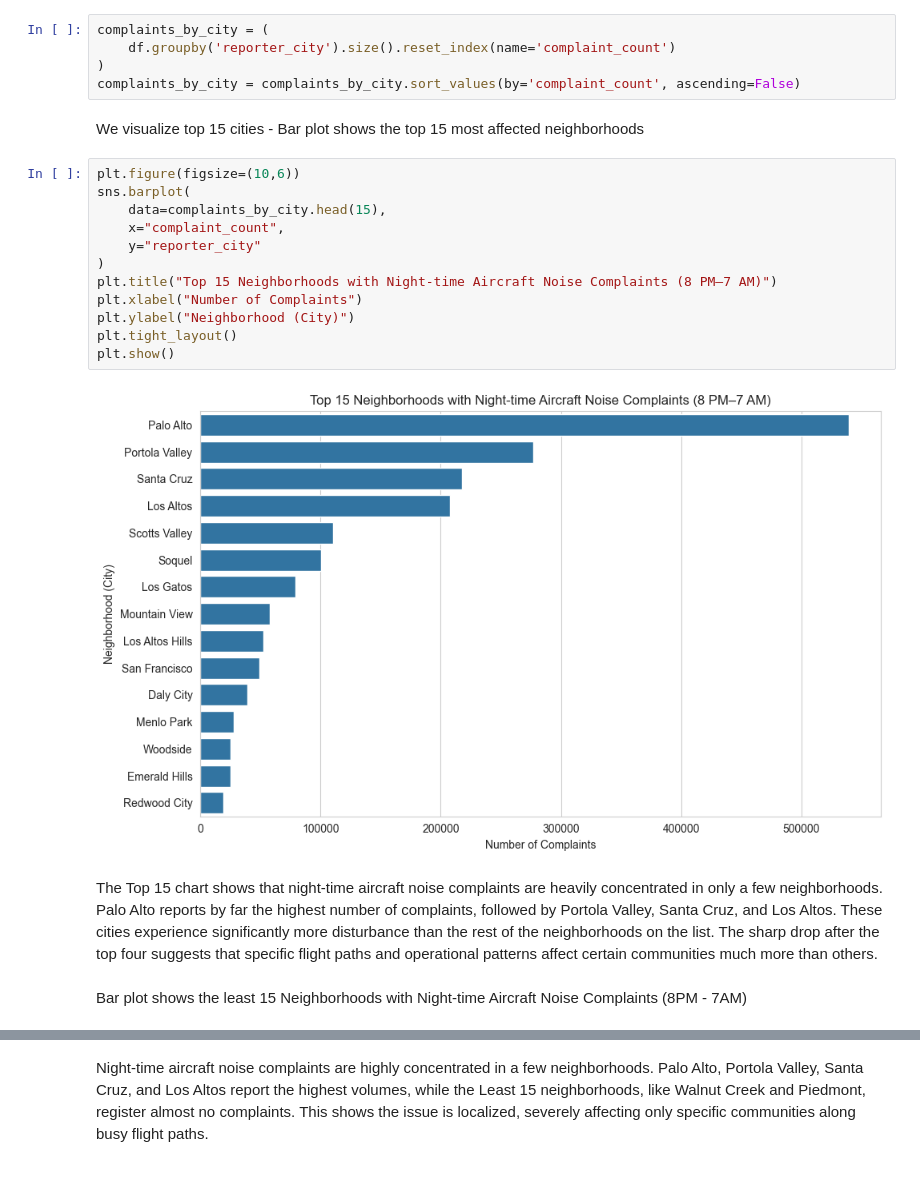
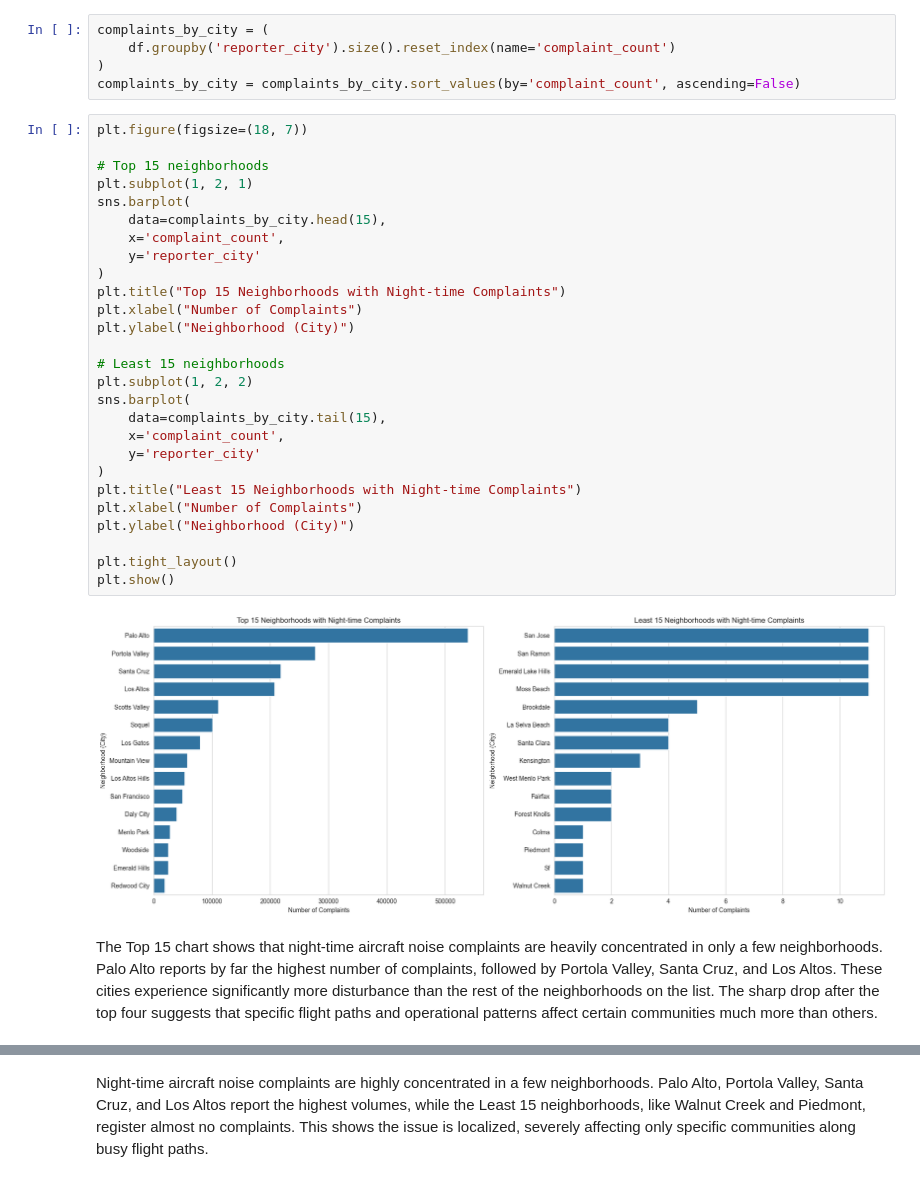
Before and after one commit to porhay007/SFO-Aircraft-Noise-Analysis---Group-Project-Data-5100, a Jupyter notebook: Code/SFO_Aircraf_Noise_Complaint.ipynb, the cells around one changed output, grey strips where cells are left out. Cells and saved outputs as stored; diff of their text form.

```diff
--- a/Code/SFO_Aircraf_Noise_Complaint.ipynb
+++ b/Code/SFO_Aircraf_Noise_Complaint.ipynb
@@ -229,23 +229,34 @@ complaints_by_city = (
     df.groupby('reporter_city').size().reset_index(name='complaint_count')
 )
 complaints_by_city = complaints_by_city.sort_values(by='complaint_count', ascending=False)
-# %% [markdown]
-We visualize top 15 cities - Bar plot shows the top 15 most affected neighborhoods
 # %%
-plt.figure(figsize=(10,6))
+plt.figure(figsize=(18, 7))
+
+# Top 15 neighborhoods
+plt.subplot(1, 2, 1)
 sns.barplot(
     data=complaints_by_city.head(15),
-    x="complaint_count",
-    y="reporter_city"
+    x='complaint_count',
+    y='reporter_city'
 )
-plt.title("Top 15 Neighborhoods with Night-time Aircraft Noise Complaints (8 PM–7 AM)")
+plt.title("Top 15 Neighborhoods with Night-time Complaints")
 plt.xlabel("Number of Complaints")
 plt.ylabel("Neighborhood (City)")
+
+# Least 15 neighborhoods
+plt.subplot(1, 2, 2)
+sns.barplot(
+    data=complaints_by_city.tail(15),
+    x='complaint_count',
+    y='reporter_city'
+)
+plt.title("Least 15 Neighborhoods with Night-time Complaints")
+plt.xlabel("Number of Complaints")
+plt.ylabel("Neighborhood (City)")
+
 plt.tight_layout()
 plt.show()
 # %% [output]
-[figure, old version]
+[figure, new version]
 # %% [markdown]
 The Top 15 chart shows that night-time aircraft noise complaints are heavily concentrated in only a few neighborhoods. Palo Alto reports by far the highest number of complaints, followed by Portola Valley, Santa Cruz, and Los Altos. These cities experience significantly more disturbance than the rest of the neighborhoods on the list. The sharp drop after the top four suggests that specific flight paths and operational patterns affect certain communities much more than others.
-# %% [markdown]
-Bar plot shows the least 15 Neighborhoods with Night-time Aircraft Noise Complaints (8PM - 7AM)
```
Also changed, not shown: parts of 1 cell of this notebook.
